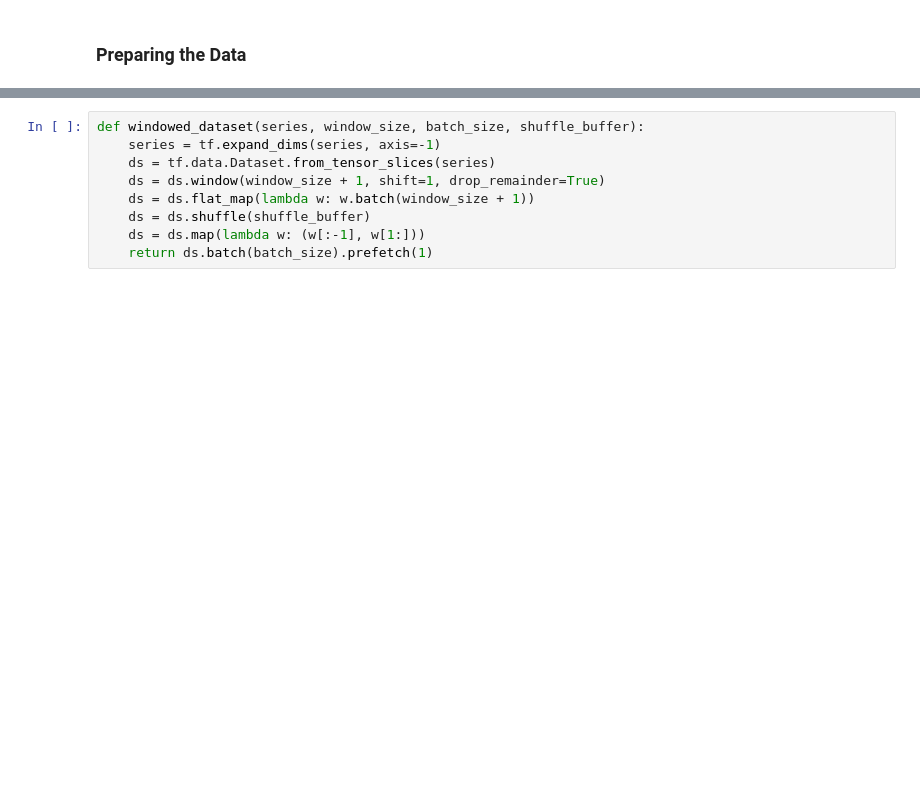
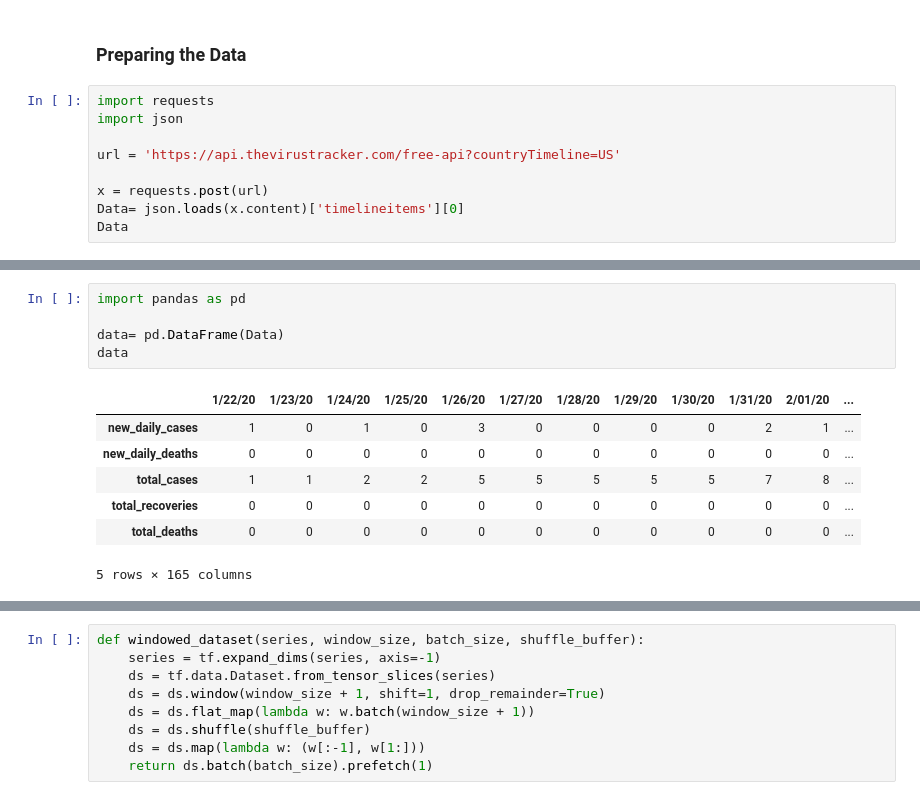
Before and after one commit to Noha-Magdy/AI-model-for-predicting-covid-19, a Jupyter notebook: DL/COVID19_Prediction_DL_model.ipynb, the cells around one changed output, grey strips where cells are left out. Cells and saved outputs as stored; diff of their text form; blank space fills up the shorter version.

```diff
--- a/DL/COVID19_Prediction_DL_model.ipynb
+++ b/DL/COVID19_Prediction_DL_model.ipynb
@@ -1,2 +1,11 @@
 # %% [markdown]
 ### Preparing the Data
+# %%
+import requests
+import json
+
+url = 'https://api.thevirustracker.com/free-api?countryTimeline=US'
+
+x = requests.post(url)
+Data= json.loads(x.content)['timelineitems'][0]
+Data
@@ -2,0 +30,13 @@
+# %%
+import pandas as pd
+
+data= pd.DataFrame(Data)
+data
+# %% [output]
+|  | 1/22/20 | 1/23/20 | 1/24/20 | 1/25/20 | 1/26/20 | 1/27/20 | 1/28/20 | 1/29/20 | 1/30/20 | 1/31/20 | 2/01/20 | ... |
+| new_daily_cases | 1 | 0 | 1 | 0 | 3 | 0 | 0 | 0 | 0 | 2 | 1 | ... |
+| new_daily_deaths | 0 | 0 | 0 | 0 | 0 | 0 | 0 | 0 | 0 | 0 | 0 | ... |
+| total_cases | 1 | 1 | 2 | 2 | 5 | 5 | 5 | 5 | 5 | 7 | 8 | ... |
+| total_recoveries | 0 | 0 | 0 | 0 | 0 | 0 | 0 | 0 | 0 | 0 | 0 | ... |
+| total_deaths | 0 | 0 | 0 | 0 | 0 | 0 | 0 | 0 | 0 | 0 | 0 | ... |
+5 rows × 165 columns
```
Also changed, not shown: parts of 4 cells of this notebook.
